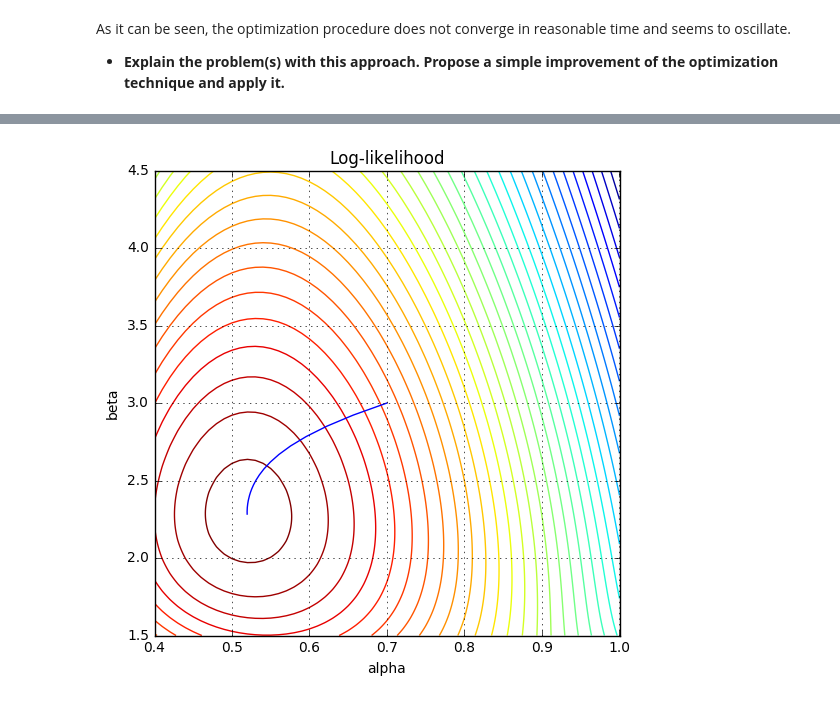
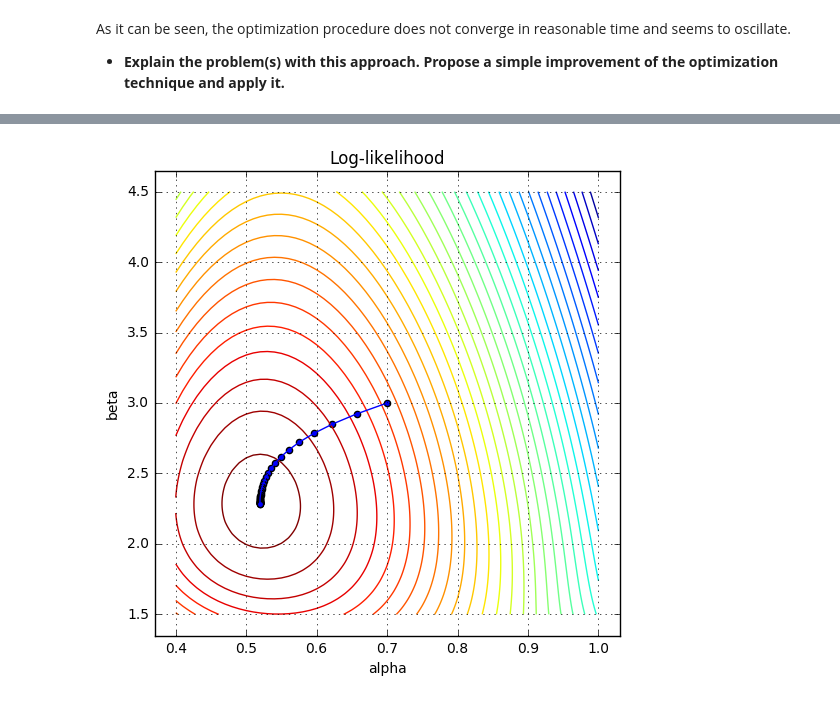
Before and after one commit to SobraBadTime/ML1, a Jupyter notebook: Exercise02/prog/sheet02.ipynb, the cells around one changed output, grey strips where cells are left out. Cells and saved outputs as stored; diff of their text form; code cells hidden in the pictures.

```diff
--- a/Exercise02/prog/sheet02.ipynb
+++ b/Exercise02/prog/sheet02.ipynb
@@ -134,13 +134,15 @@ alphas = numpy.arange(0.4,1.+1e-9,delta)
 betas = numpy.arange(1.5,4.5+1e-9,delta)
 # arrange them into a grid
 A,B = numpy.meshgrid(alphas, betas)
-# repeat to enable broadcasting between A, B and D (circumvents for-loops but eats mem)
+# repeat to enable broadcasting between A, B and D
 As = numpy.repeat(A, 200).reshape(301, 61, 200)
 Bs = numpy.repeat(B, 200).reshape(301, 61, 200)
 
 # likelihood function
 def loglikelihood(D, alpha, beta):
-    return numpy.sum(numpy.log(alpha * numpy.exp(-1. * alpha * D) + beta * numpy.exp(-1. * beta * D)) - numpy.log(2), axis=2)
+    eax = numpy.exp(-1. * alpha * D)
+    ebx = numpy.exp(-1. * beta * D)
+    return numpy.sum(numpy.log(alpha * eax + beta * ebx) - numpy.log(2), axis=2)
 
 # compute likelihood
 L = loglikelihood(D, As, Bs)
@@ -149,7 +151,6 @@ levels = numpy.arange(L.min(), L.max(), 1.)
 fig = plt.figure(figsize=(6,6))
 ax = plt.axes()
 CS1 = plt.contour(A, B, L, levels);
-#plt.clabel(CS1, inline=1, fontsize=10)
 plt.title('Log-likelihood');
 ax.set_xlabel('alpha');
 ax.set_ylabel('beta');
@@ -206,7 +207,8 @@ params = [[alpha, beta]]
 # run GD optimization
 for i in range(steps):
     partiala, partialb = gradient(D, params[i])
-    params.append([params[i][0] + delta * partiala, params[i][1] + delta * partialb])
+    params.append([params[i][0] + delta * partiala,
+                   params[i][1] + delta * partialb])
 
 # Plot results
 params = numpy.asarray(params)
@@ -238,37 +234,33 @@ As it can be seen, the optimization procedure does not converge in reasonable ti
 # %%
 # initial values for the parameters
 alpha = 0.7
 beta = 3.0
-deltaa = 0.001 # Felix 0.005
-deltab = 0.02   # Felix 0.1
-# delta_momentum = 0.08
-decay = 0.99    # Felix 0.9
-steps = 500      # Felix 5
+# individual learning rate
+deltaa = 0.001
+deltab = 0.02
+# lannealing earning rate via the decay factor
+decay = 0.99
+steps = 40
 params = [[alpha, beta]]
-params_momentum =[[0,0]]
 
 # run GD optimization
 for i in range(steps):
     partiala, partialb = gradient(D, params[i])
-
     params.append([params[i][0] + deltaa * partiala, params[i][1] + deltab * partialb])
-#     Alternative GD with Momentum, but no real gain achieved
-#     params.append([params[i][0] + deltaa * partiala*(1-delta_momentum) + delta_momentum*params_momentum[i][0], params[i][1] + deltab * partialb * (1-delta_momentum) + delta_momentum*params_momentum[i][1]])
-#     params_momentum.append(params[i])
-
     deltaa = deltaa * decay
     deltab = deltab * decay
 
 # Plot results
 params = numpy.asarray(params)
 levels = numpy.arange(L.min(), L.max(), 1.)
 fig = plt.figure(figsize=(6,6))
 ax = plt.axes()
 CS = plt.contour(A, B, L, levels);
 TR = plt.plot(params[:,0], params[:,1])
+TRS = plt.scatter(params[:,0], params[:,1])
 plt.title('Log-likelihood');
 ax.set_xlabel('alpha');
 ax.set_ylabel('beta');
 plt.grid()
 # %% [output]
-[figure, old version]
+[figure, new version]
```
Also changed, not shown: parts of 5 cells of this notebook, 2 other files.
